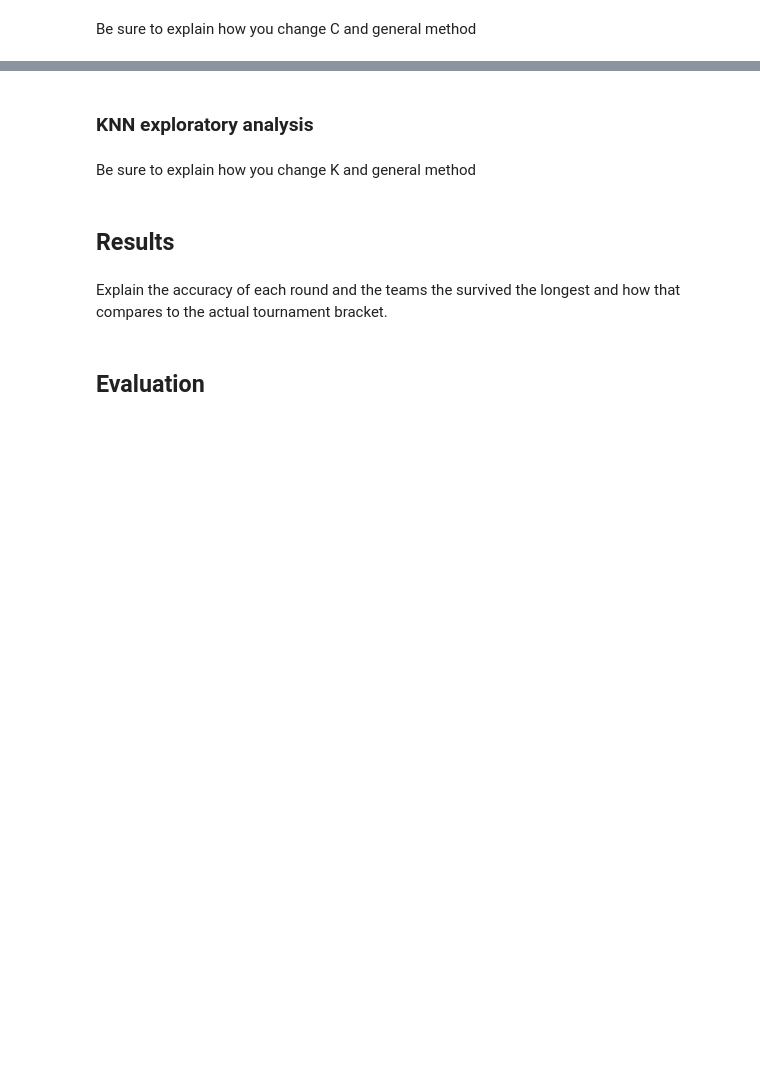
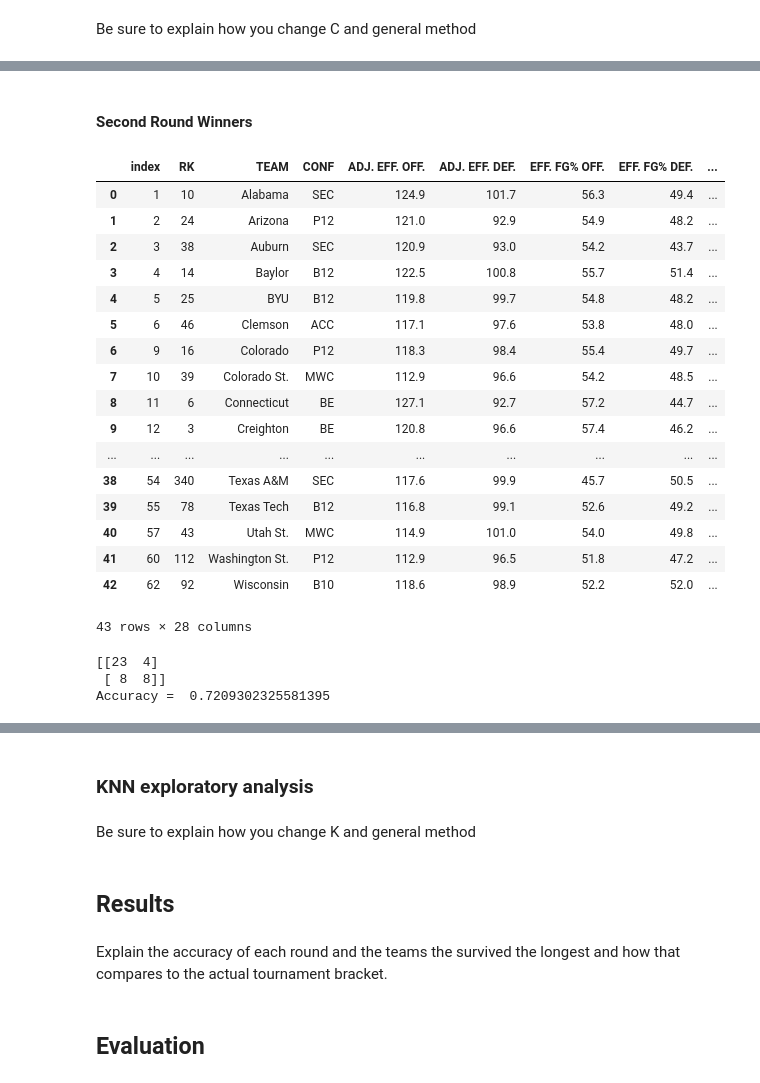
Before and after one commit to sydneysmith4/COMP-5360-Final-Project, a Jupyter notebook: Jupyter Notebooks/Final Project.ipynb, the cells around one changed output, grey strips where cells are left out. Drawn from its saved outputs; the diff is of its cells as text; code cells hidden in the pictures; blank space fills up the shorter version.

```diff
--- a/Jupyter Notebooks/Final Project.ipynb
+++ b/Jupyter Notebooks/Final Project.ipynb
@@ -247,0 +292,24 @@ Be sure to explain how you change C and general method
+# %%
+# find out which teams the model predicted on winning in the first round
+
+predicted_winners = []
+
+# put the index numbers of the predicted winners into an array
+for i in range(len(y_pred)):
+    if (y_pred[i] == 1):
+        predicted_winners.append(i)
+
+print(len(predicted_winners))
+
+
+predicted_team_winners = []
+
+# go through the 2024 data set and find the names of the next predicted winners by using their index numbers.
+
+for i in range(len(test_dataset)):
+    for index in predicted_winners:
+        if (i == index):
+            predicted_team_winners.append(test_dataset["TEAM"][i])
+
+print(len(predicted_team_winners))
+predicted_team_winners
@@ -247,0 +336,47 @@ Be sure to explain how you change C and general method
+# %% [markdown]
+#### Second Round Winners
+# %%
+#create a new data frame that filters out the losers of the first round so we can just have the winners
+second_round_test_dataset = test_dataset.loc[predicted_winners]
+# reset the index numbers
+second_round_test_dataset = second_round_test_dataset.reset_index()
+# set y_train to the column of the actual winners of the second round of the combined data set
+y_train = train_dataset['S16']
+# set y_test to the column of the winners of the second round of the 2024 data set
+y_test = second_round_test_dataset['S16']
+# set x_test to the winners of the first round, but drop all columns that aren't related to a team's statistics
+X_test = second_round_test_dataset.drop(["RK",'TEAM',"CONF", "R64", 'R32', 'S16', 'E8', 'F4','F2','CHAMP', 'index'],axis = 1)
+second_round_test_dataset
+# %% [output]
+|  | index | RK | TEAM | CONF | ADJ. EFF. OFF. | ADJ. EFF. DEF. | EFF. FG% OFF. | EFF. FG% DEF. | ... |
+| 0 | 1 | 10 | Alabama | SEC | 124.9 | 101.7 | 56.3 | 49.4 | ... |
+| 1 | 2 | 24 | Arizona | P12 | 121.0 | 92.9 | 54.9 | 48.2 | ... |
+| 2 | 3 | 38 | Auburn | SEC | 120.9 | 93.0 | 54.2 | 43.7 | ... |
+| 3 | 4 | 14 | Baylor | B12 | 122.5 | 100.8 | 55.7 | 51.4 | ... |
+| 4 | 5 | 25 | BYU | B12 | 119.8 | 99.7 | 54.8 | 48.2 | ... |
+| 5 | 6 | 46 | Clemson | ACC | 117.1 | 97.6 | 53.8 | 48.0 | ... |
+| 6 | 9 | 16 | Colorado | P12 | 118.3 | 98.4 | 55.4 | 49.7 | ... |
+| 7 | 10 | 39 | Colorado St. | MWC | 112.9 | 96.6 | 54.2 | 48.5 | ... |
+| 8 | 11 | 6 | Connecticut | BE | 127.1 | 92.7 | 57.2 | 44.7 | ... |
+| 9 | 12 | 3 | Creighton | BE | 120.8 | 96.6 | 57.4 | 46.2 | ... |
+| ... | ... | ... | ... | ... | ... | ... | ... | ... | ... |
+| 38 | 54 | 340 | Texas A&M | SEC | 117.6 | 99.9 | 45.7 | 50.5 | ... |
+| 39 | 55 | 78 | Texas Tech | B12 | 116.8 | 99.1 | 52.6 | 49.2 | ... |
+| 40 | 57 | 43 | Utah St. | MWC | 114.9 | 101.0 | 54.0 | 49.8 | ... |
+| 41 | 60 | 112 | Washington St. | P12 | 112.9 | 96.5 | 51.8 | 47.2 | ... |
+| 42 | 62 | 92 | Wisconsin | B10 | 118.6 | 98.9 | 52.2 | 52.0 | ... |
+43 rows × 28 columns
+# %%
+# create a svm classification model
+model = svm.SVC(kernel = 'rbf',C = 2500, gamma = 'scale')
+model.fit(X_train, y_train)
+y_pred = model.predict(X_test)
+
+#create a confusion matrix and print overall accuracy score
+matrix = metrics.confusion_matrix(y_true = y_test, y_pred = y_pred)
+print(matrix)
+print("Accuracy = ", metrics.accuracy_score(y_true = y_test, y_pred = model.predict(X_test)))
+# %% [output]
+[[23  4]
+ [ 8  8]]
+Accuracy =  0.7209302325581395
```
Also changed, not shown: parts of 23 cells of this notebook.
